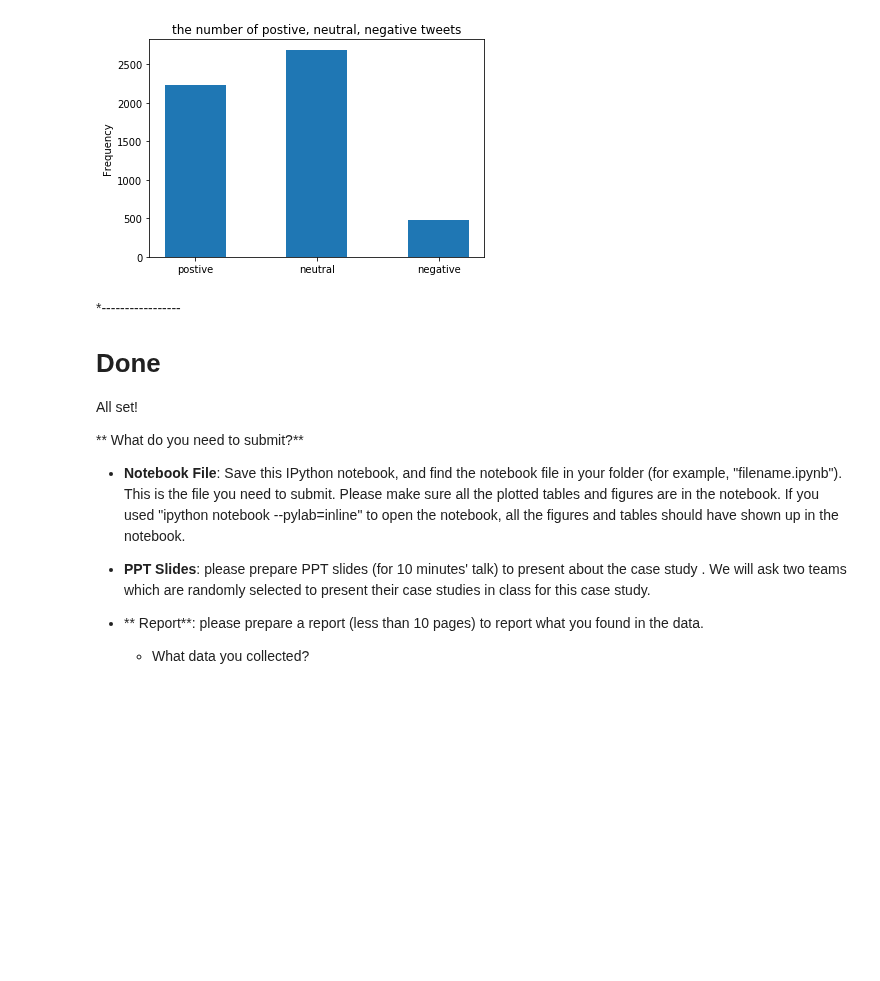
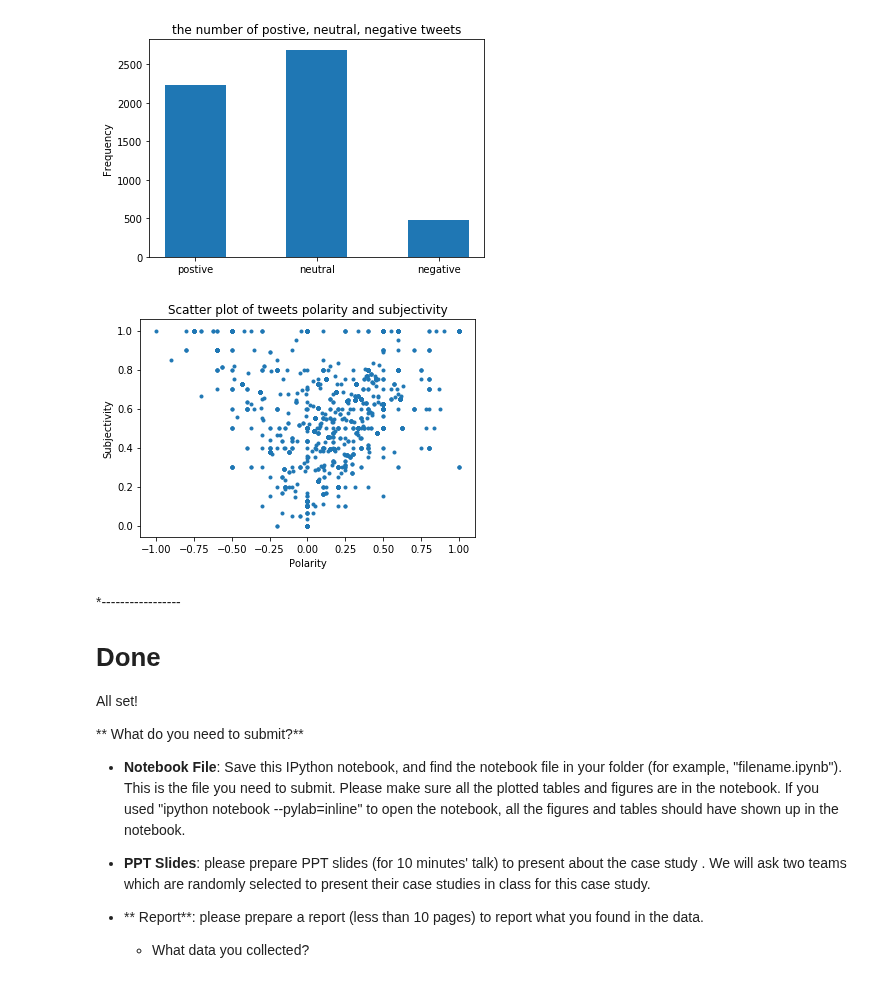
Before and after one commit to tianhaopx/Case-Study-of-Data-Science, a Jupyter notebook: CaseStudy1.ipynb, the cells around one changed output. Cells and saved outputs as stored; diff of their text form; code cells hidden in the pictures; blank space fills up the shorter version.

Commit message:
add a scatter plot

```diff
--- a/CaseStudy1.ipynb
+++ b/CaseStudy1.ipynb
@@ -616,3 +615,25 @@ plt.title("the number of postive, neutral, negative tweets")
 plt.show()
 # %% [output]
 [figure]
+# %%
+#The polarity score is a float within the range [-1.0, 1.0].
+#The subjectivity is a float within the range [0.0, 1.0] where 0.0 is very objective and 1.0 is very subjective.
+tweets = load_json('problem1.json')
+x = []
+y = []
+for tweet in tweets:
+    if "text" in tweet.keys() and tweet['lang'] == 'en':
+        text = tweet['text']
+        text = text.lower()
+        analysis = TextBlob(text)
+        p = analysis.sentiment.polarity
+        s = analysis.sentiment.subjectivity
+        x.append(p)
+        y.append(s)
+plt.scatter(x, y, marker='.')
+plt.xlabel("Polarity")
+plt.ylabel("Subjectivity")
+plt.title("Scatter plot of tweets polarity and subjectivity")
+plt.show()
+# %% [output]
+[figure, added]
```
Also changed, not shown: parts of 2 cells of this notebook.
